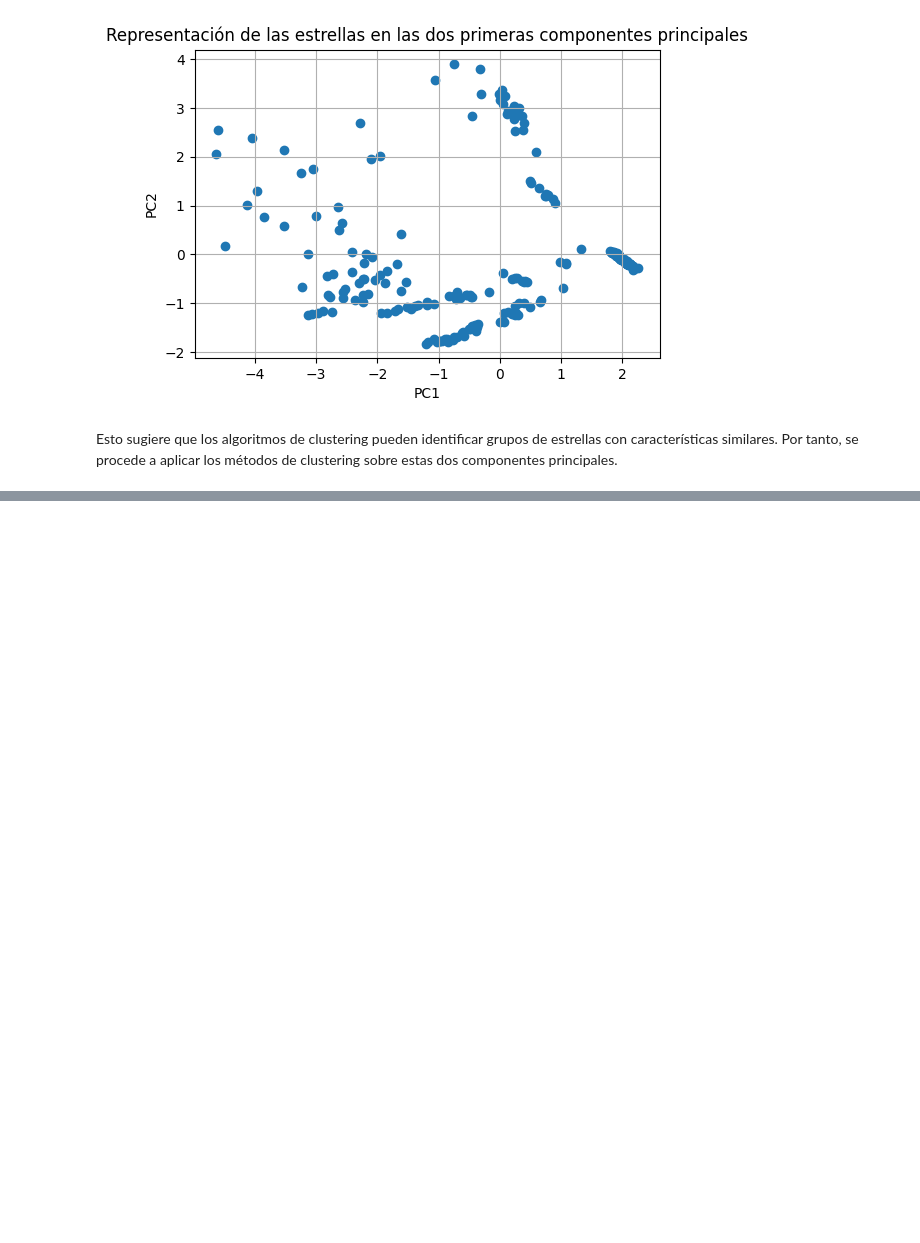
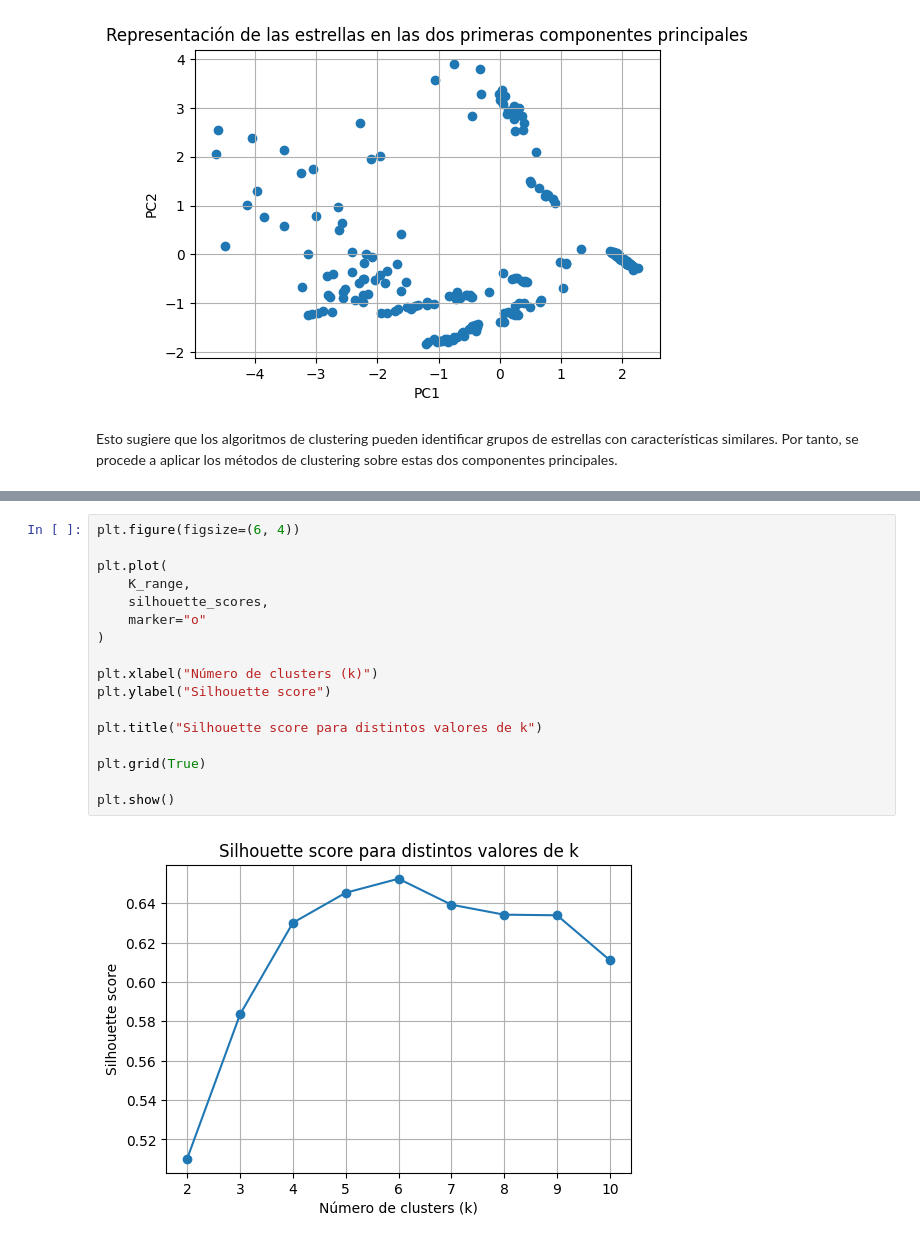
Before and after one commit to 100495785/Grupo17_Practica2, a Jupyter notebook: Practica2_estrellas.ipynb, the cells around one changed output, grey strips where cells are left out. Cells and saved outputs as stored; diff of their text form; blank space fills up the shorter version.

```diff
--- a/Practica2_estrellas.ipynb
+++ b/Practica2_estrellas.ipynb
@@ -319,0 +372,19 @@ Esto sugiere que los algoritmos de clustering pueden identificar grupos de estre
+# %%
+plt.figure(figsize=(6, 4))
+
+plt.plot(
+    K_range,
+    silhouette_scores,
+    marker="o"
+)
+
+plt.xlabel("Número de clusters (k)")
+plt.ylabel("Silhouette score")
+
+plt.title("Silhouette score para distintos valores de k")
+
+plt.grid(True)
+
+plt.show()
+# %% [output]
+[figure, added]
```
Also changed, not shown: parts of 17 cells of this notebook.
